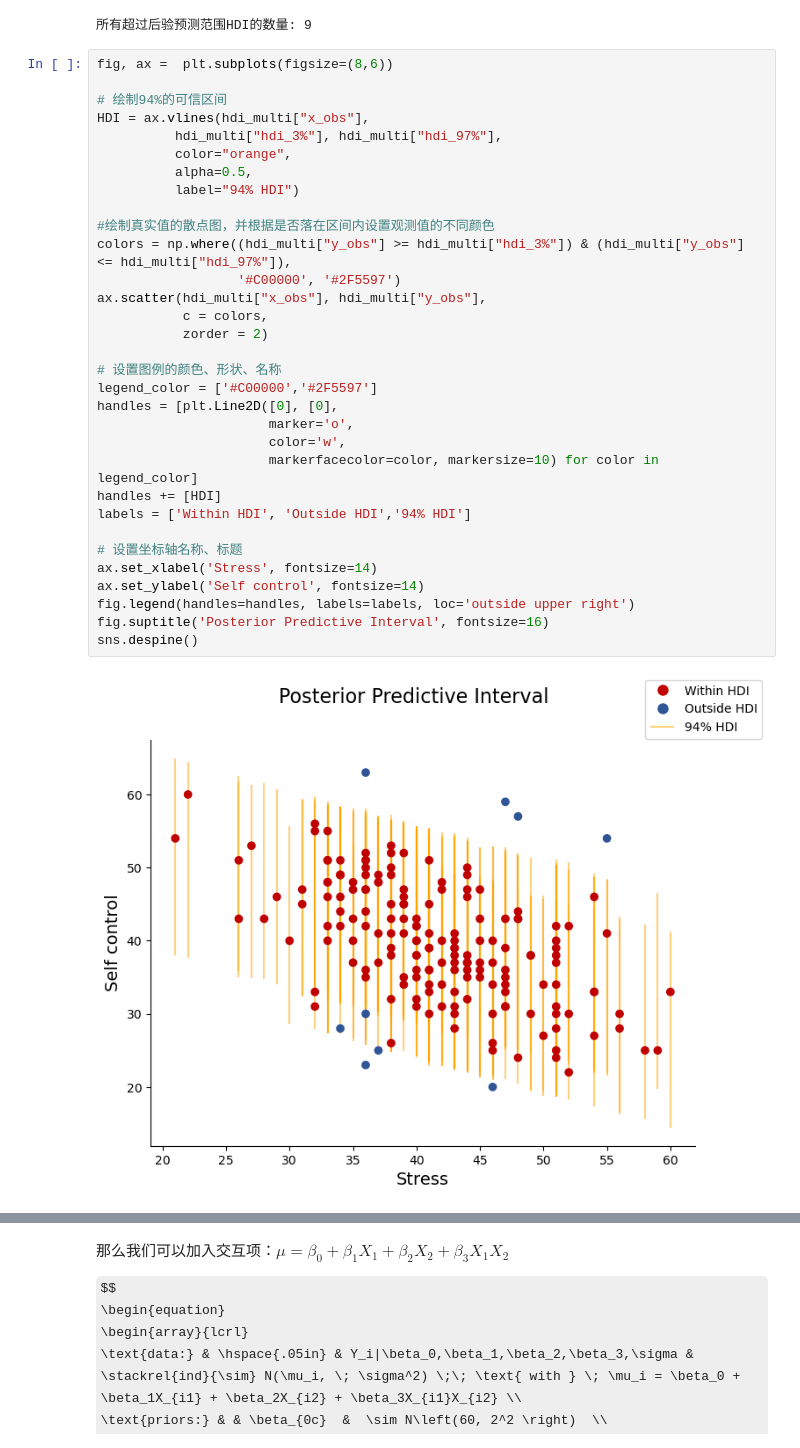
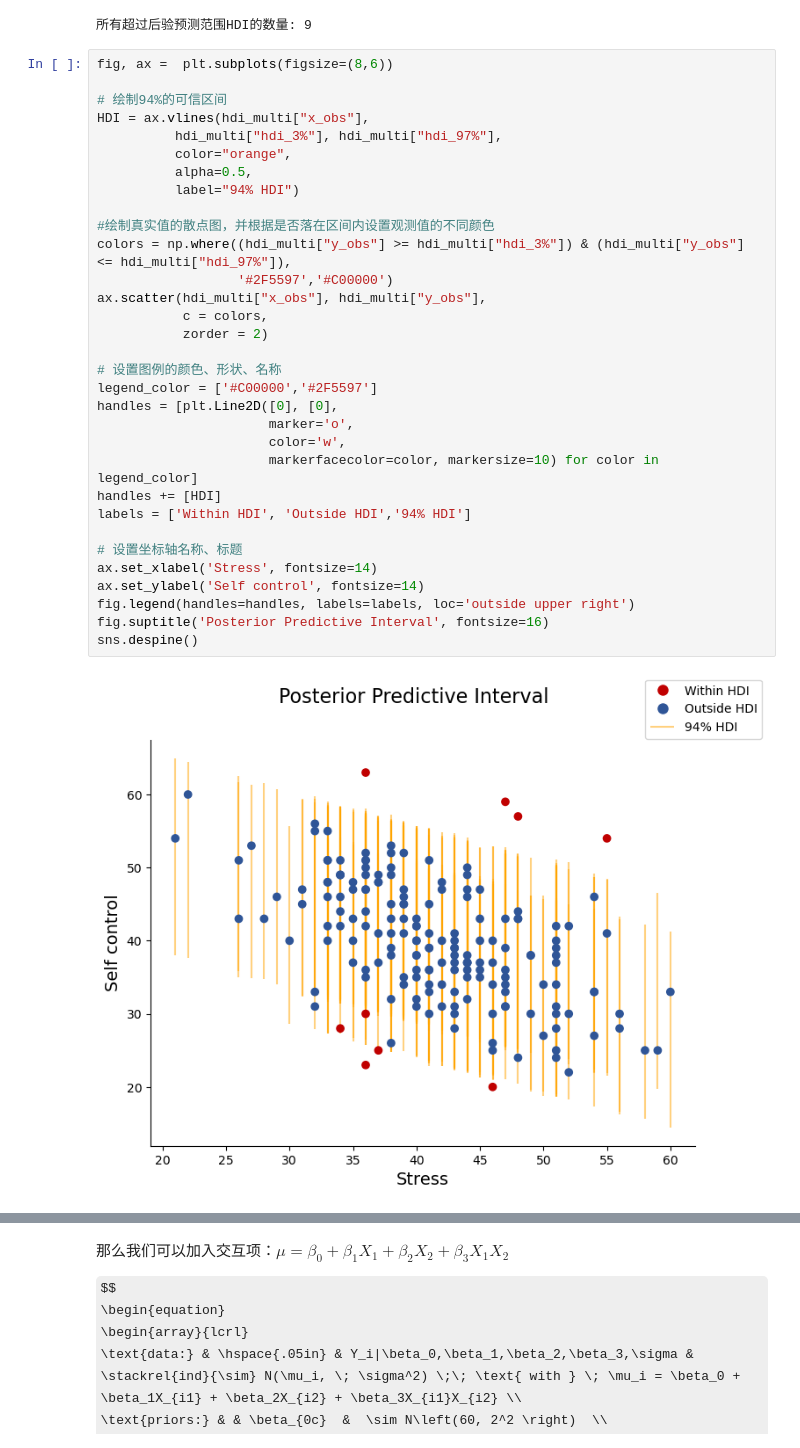
Before and after one commit to Utenna/PyBayesian, a Jupyter notebook: 2023/lin/lec11/lec11_v0.2.ipynb, the cells around one changed output, grey strips where cells are left out. Cells and saved outputs as stored; diff of their text form; some formulas as TeX source.

```diff
--- a/2023/lin/lec11/lec11_v0.2.ipynb
+++ b/2023/lin/lec11/lec11_v0.2.ipynb
@@ -475,35 +477,35 @@ fig, ax =  plt.subplots(figsize=(8,6))
 
 # 绘制94%的可信区间
 HDI = ax.vlines(hdi_multi["x_obs"],
           hdi_multi["hdi_3%"], hdi_multi["hdi_97%"],
           color="orange",
           alpha=0.5,
           label="94% HDI")
 
 #绘制真实值的散点图，并根据是否落在区间内设置观测值的不同颜色
 colors = np.where((hdi_multi["y_obs"] >= hdi_multi["hdi_3%"]) & (hdi_multi["y_obs"] <= hdi_multi["hdi_97%"]),
-                  '#C00000', '#2F5597')
+                  '#2F5597','#C00000')
 ax.scatter(hdi_multi["x_obs"], hdi_multi["y_obs"],
            c = colors,
            zorder = 2)
 
 # 设置图例的颜色、形状、名称
 legend_color = ['#C00000','#2F5597']
 handles = [plt.Line2D([0], [0],
                       marker='o',
                       color='w',
                       markerfacecolor=color, markersize=10) for color in legend_color]
 handles += [HDI]
 labels = ['Within HDI', 'Outside HDI','94% HDI']
 
 # 设置坐标轴名称、标题
 ax.set_xlabel('Stress', fontsize=14)
 ax.set_ylabel('Self control', fontsize=14)
 fig.legend(handles=handles, labels=labels, loc='outside upper right')
 fig.suptitle('Posterior Predictive Interval', fontsize=16)
 sns.despine()
 # %% [output]
-[figure, old version]
+[figure, new version]
 # %% [markdown]
 ## 增加交互项
 
```
Also changed, not shown: parts of 10 cells of this notebook, 10 other files.
